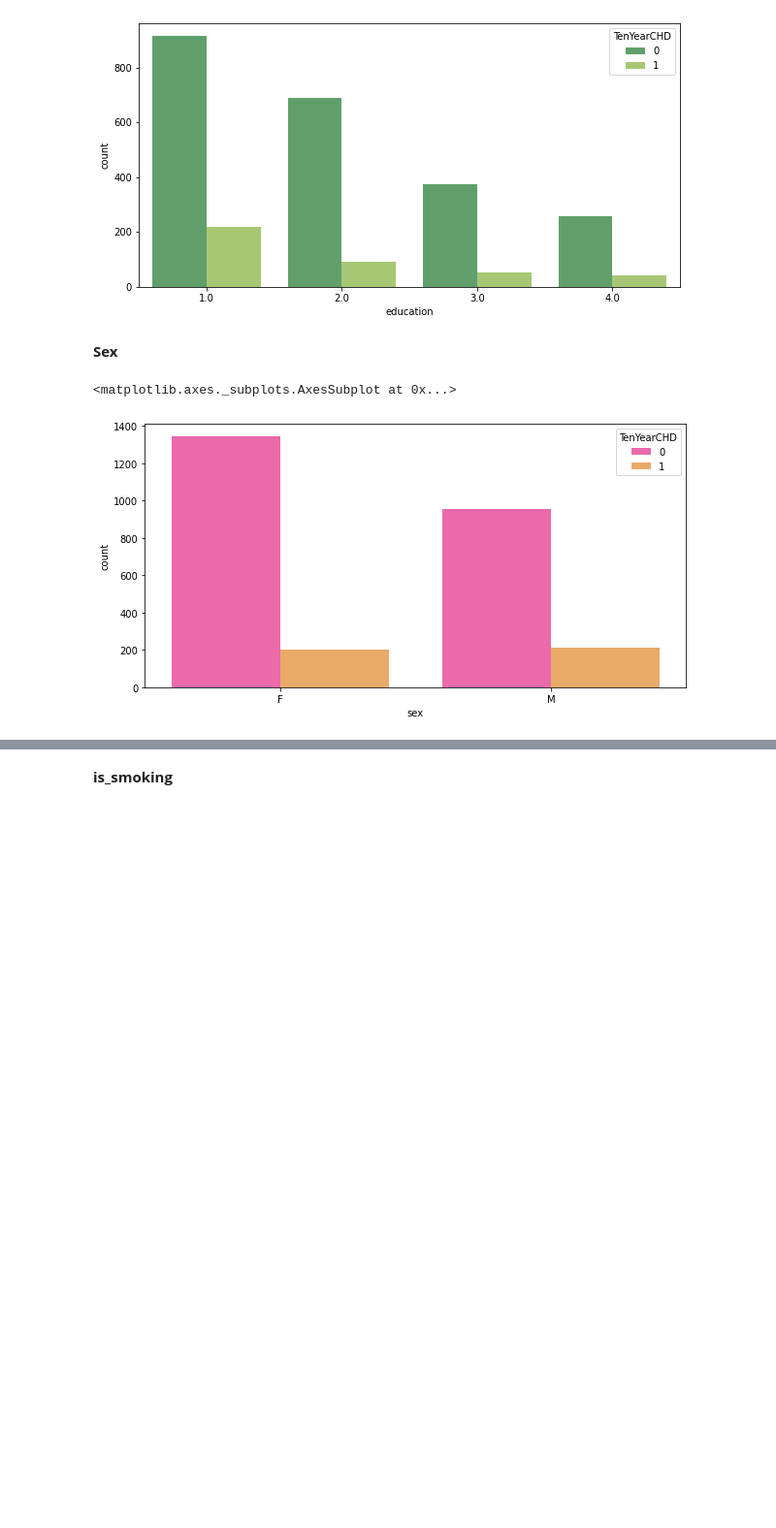
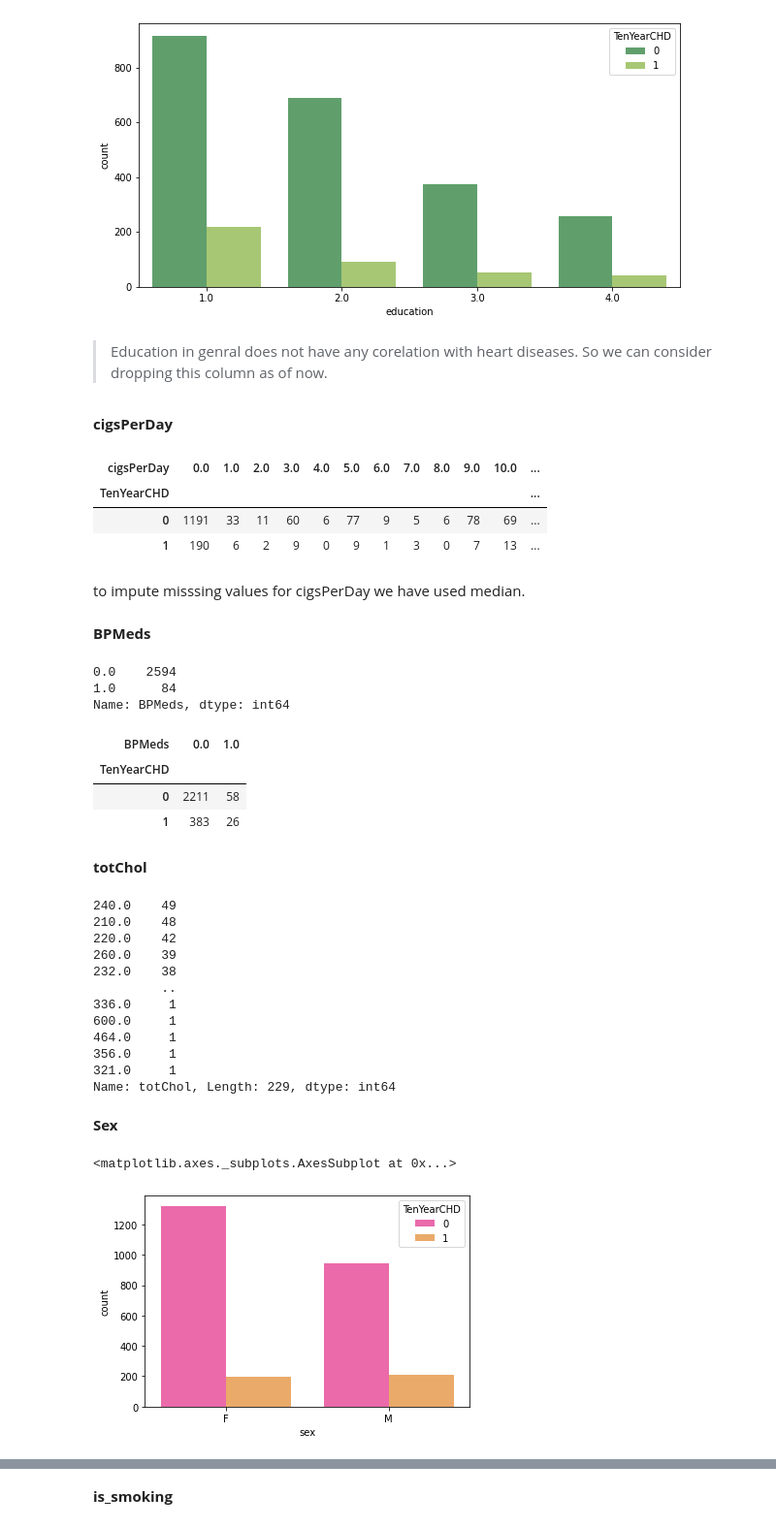
Before and after one commit to M0n1ka-05/Cardiovascular_Risk_Prediction_Model, a Jupyter notebook: Cardiovascular_Risk_Prediction.ipynb, the cells around one changed output, grey strips where cells are left out. Shown: that part at 97% size. Saved outputs shown, nothing was run; the diff lists cells and outputs as text; code cells hidden in the pictures; blank space fills up the shorter version.

```diff
--- a/Cardiovascular_Risk_Prediction.ipynb
+++ b/Cardiovascular_Risk_Prediction.ipynb
@@ -155,11 +166,63 @@ sns.countplot(x='education',hue='TenYearCHD',data=train_df, palette='summer')
 # %% [output]
 <matplotlib.axes._subplots.AxesSubplot at 0x...>
 [figure]
+# %% [markdown]
+
+
+> Education in genral does not have any corelation with heart diseases. So we can consider dropping this column as of now.
+# %%
+train_df.drop('education', axis=1, inplace=True)
+# %% [markdown]
+**cigsPerDay**
+# %%
+pd.crosstab(index=train_df['TenYearCHD'], columns=train_df['cigsPerDay'])
+# %% [output]
+| cigsPerDay | 0.0 | 1.0 | 2.0 | 3.0 | 4.0 | 5.0 | 6.0 | 7.0 | 8.0 | 9.0 | 10.0 | ... |
+| TenYearCHD |  |  |  |  |  |  |  |  |  |  |  | ... |
+| 0 | 1191 | 33 | 11 | 60 | 6 | 77 | 9 | 5 | 6 | 78 | 69 | ... |
+| 1 | 190 | 6 | 2 | 9 | 0 | 9 | 1 | 3 | 0 | 7 | 13 | ... |
+# %%
+train_df['cigsPerDay'] = train_df['cigsPerDay'].fillna(train_df['cigsPerDay'].median())
+# %% [markdown]
+to impute misssing values for cigsPerDay we have used median.
+# %% [markdown]
+**BPMeds**
+# %%
+train_df['BPMeds'].value_counts()
+# %% [output]
+0.0    2594
+1.0      84
+Name: BPMeds, dtype: int64
+# %%
+train_df.dropna(subset=['BPMeds'], inplace=True)
+# %%
+pd.crosstab(index=train_df['TenYearCHD'], columns=train_df['BPMeds'])
+# %% [output]
+| BPMeds | 0.0 | 1.0 |
+| TenYearCHD |  |  |
+| 0 | 2211 | 58 |
+| 1 | 383 | 26 |
+# %% [markdown]
+**totChol**
+# %%
+train_df['totChol'].value_counts()
+# %% [output]
+240.0    49
+210.0    48
+220.0    42
+260.0    39
+232.0    38
+         ..
+336.0     1
+600.0     1
+464.0     1
+356.0     1
+321.0     1
+Name: totChol, Length: 229, dtype: int64
 # %% [markdown]
 **Sex**
 # %%
-plt.figure(figsize=(10,5))
 sns.countplot(x='sex',hue='TenYearCHD',data=train_df, palette='spring')
 # %% [output]
 <matplotlib.axes._subplots.AxesSubplot at 0x...>
-[figure, old version]
+[figure, new version]
```
Also changed, not shown: parts of 18 cells of this notebook.
